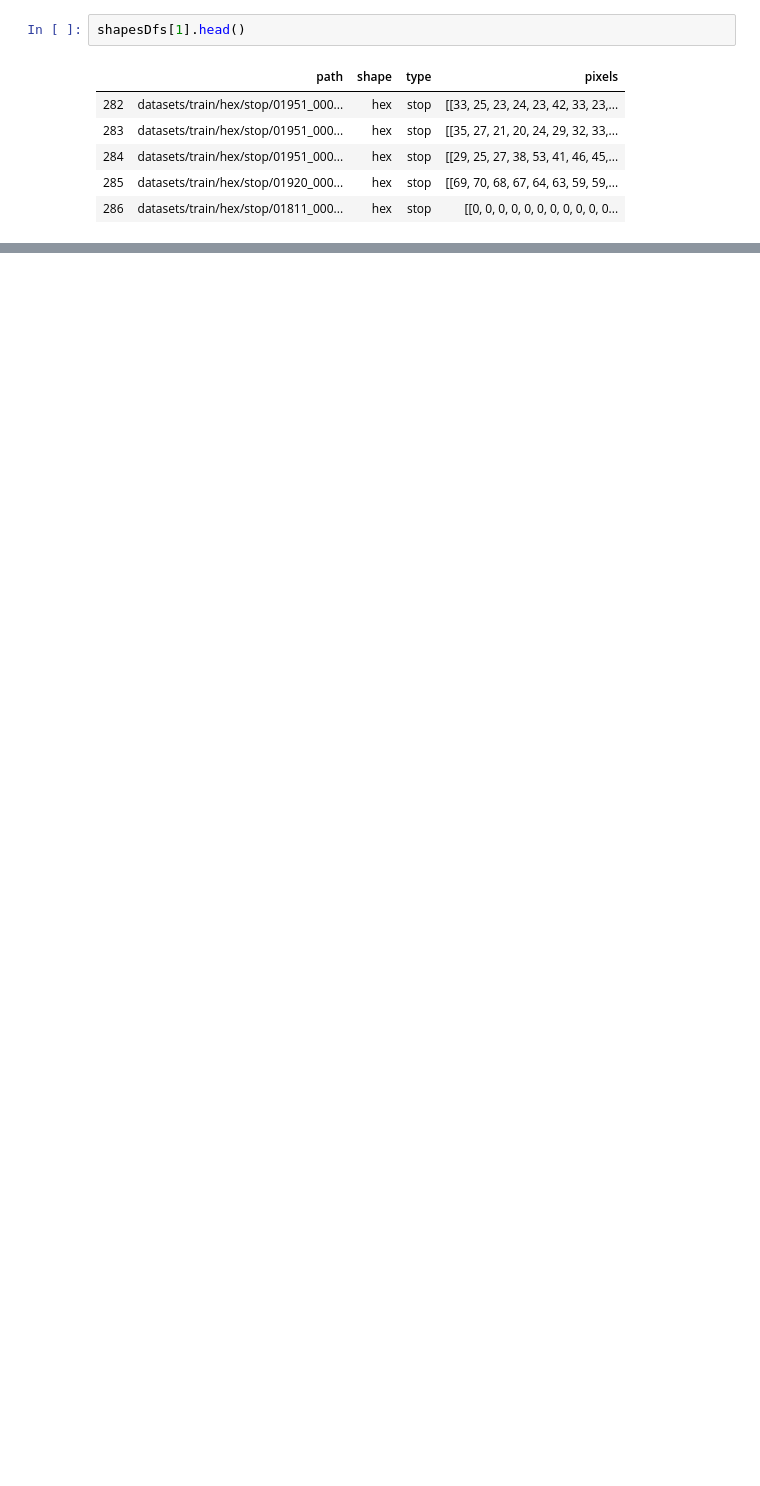
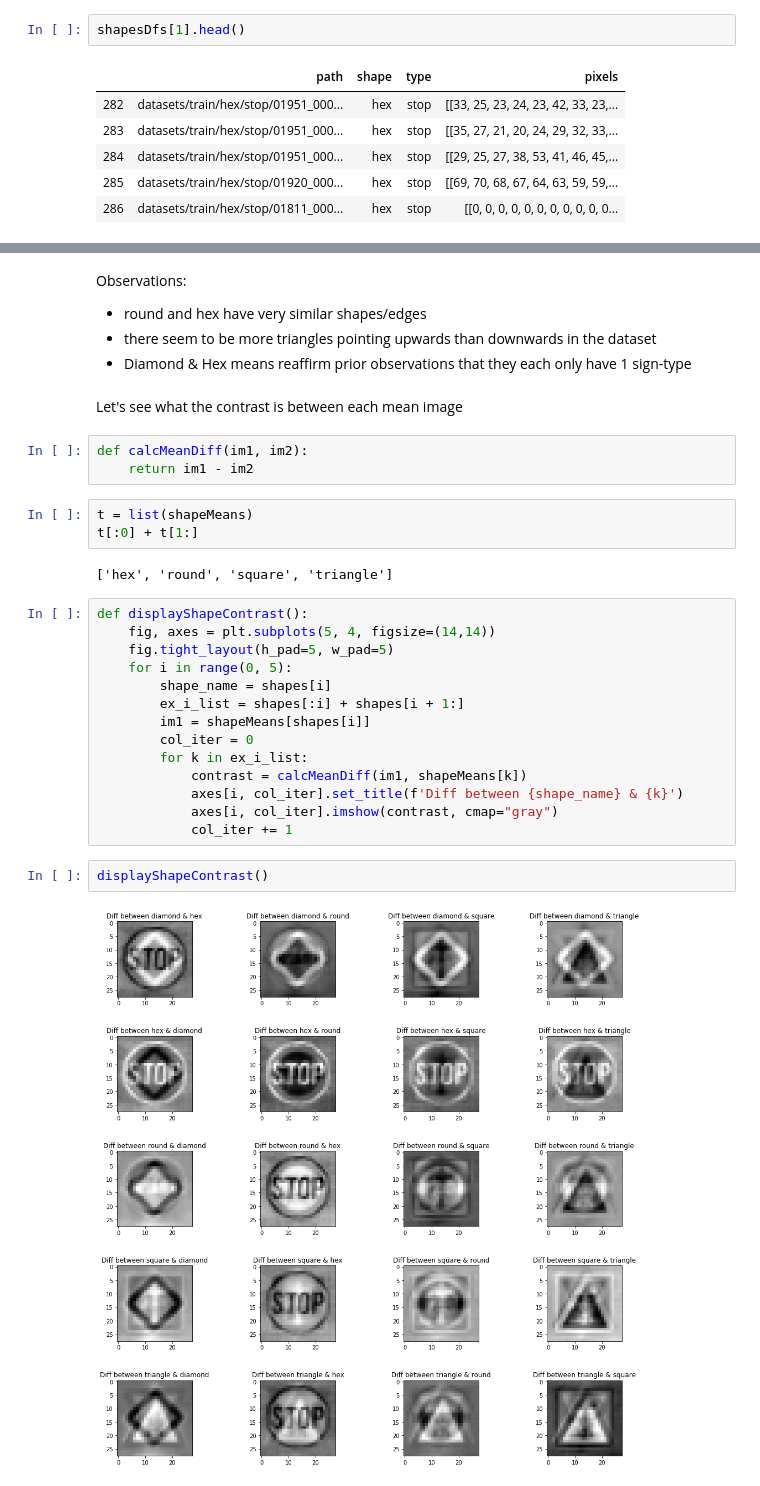
Before and after one commit to ItsThatBlackKid/trafficsignsML, a Jupyter notebook: trafficsigns.ipynb, the cells around one changed output, grey strips where cells are left out. Drawn from its saved outputs; the diff is of its cells as text; blank space fills up the shorter version.

```diff
--- a/trafficsigns.ipynb
+++ b/trafficsigns.ipynb
@@ -242,0 +356,33 @@ showImagesFromDfList(2)
+# %% [markdown]
+Observations:
+* round and hex have very similar shapes/edges
+* there seem to be more triangles pointing upwards than downwards in the dataset
+* Diamond & Hex means reaffirm prior observations that they each only have 1 sign-type
+# %% [markdown]
+Let's see what the contrast is between each mean image
+# %%
+def calcMeanDiff(im1, im2):
+    return im1 - im2
+# %%
+t = list(shapeMeans)
+t[:0] + t[1:]
+# %% [output]
+['hex', 'round', 'square', 'triangle']
+# %%
+def displayShapeContrast():
+    fig, axes = plt.subplots(5, 4, figsize=(14,14))
+    fig.tight_layout(h_pad=5, w_pad=5)
+    for i in range(0, 5):
+        shape_name = shapes[i]
+        ex_i_list = shapes[:i] + shapes[i + 1:]
+        im1 = shapeMeans[shapes[i]]
+        col_iter = 0
+        for k in ex_i_list:
+            contrast = calcMeanDiff(im1, shapeMeans[k])
+            axes[i, col_iter].set_title(f'Diff between {shape_name} & {k}')
+            axes[i, col_iter].imshow(contrast, cmap="gray")
+            col_iter += 1
+# %%
+displayShapeContrast()
+# %% [output]
+[figure, added]
```
Also changed, not shown: parts of 28 cells of this notebook.
